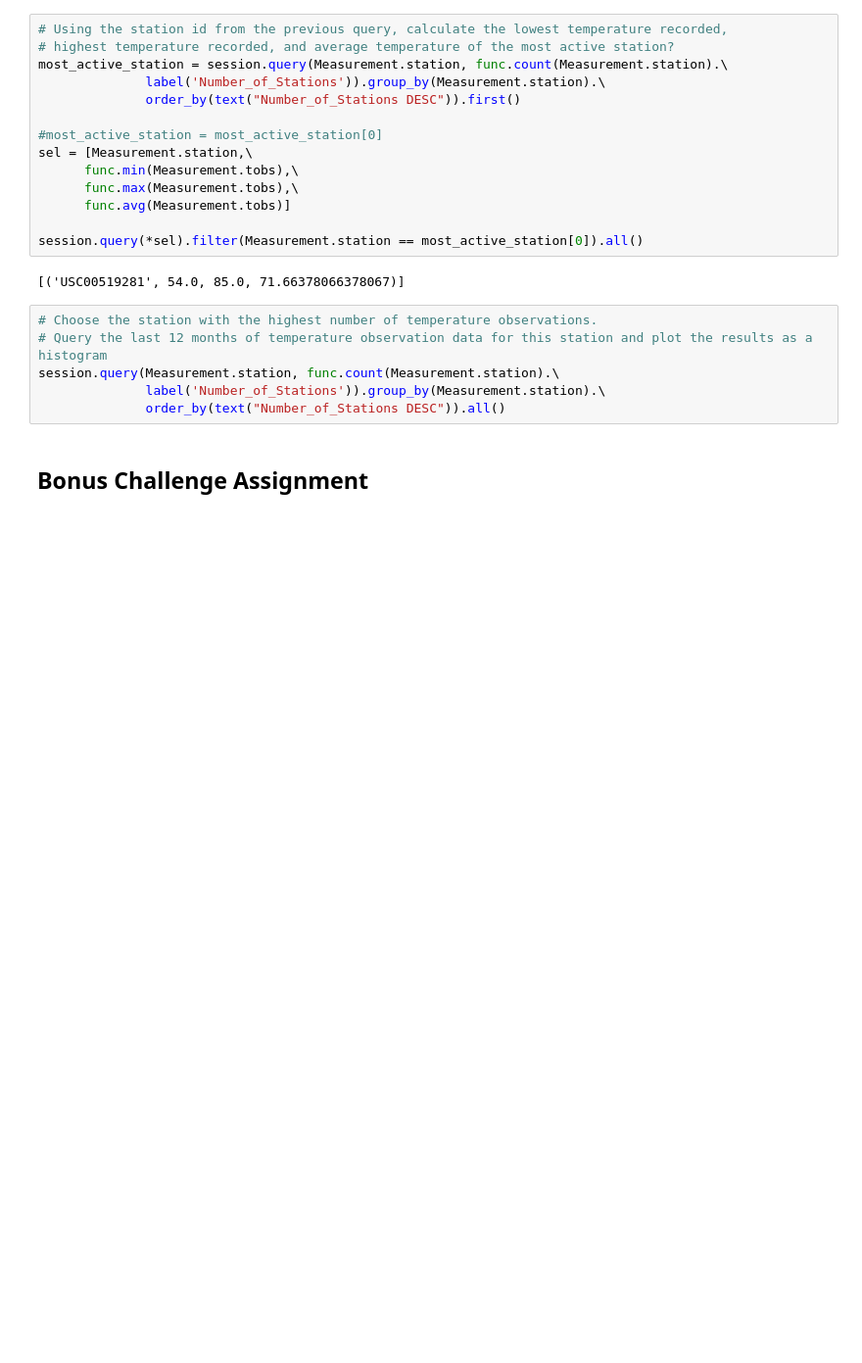
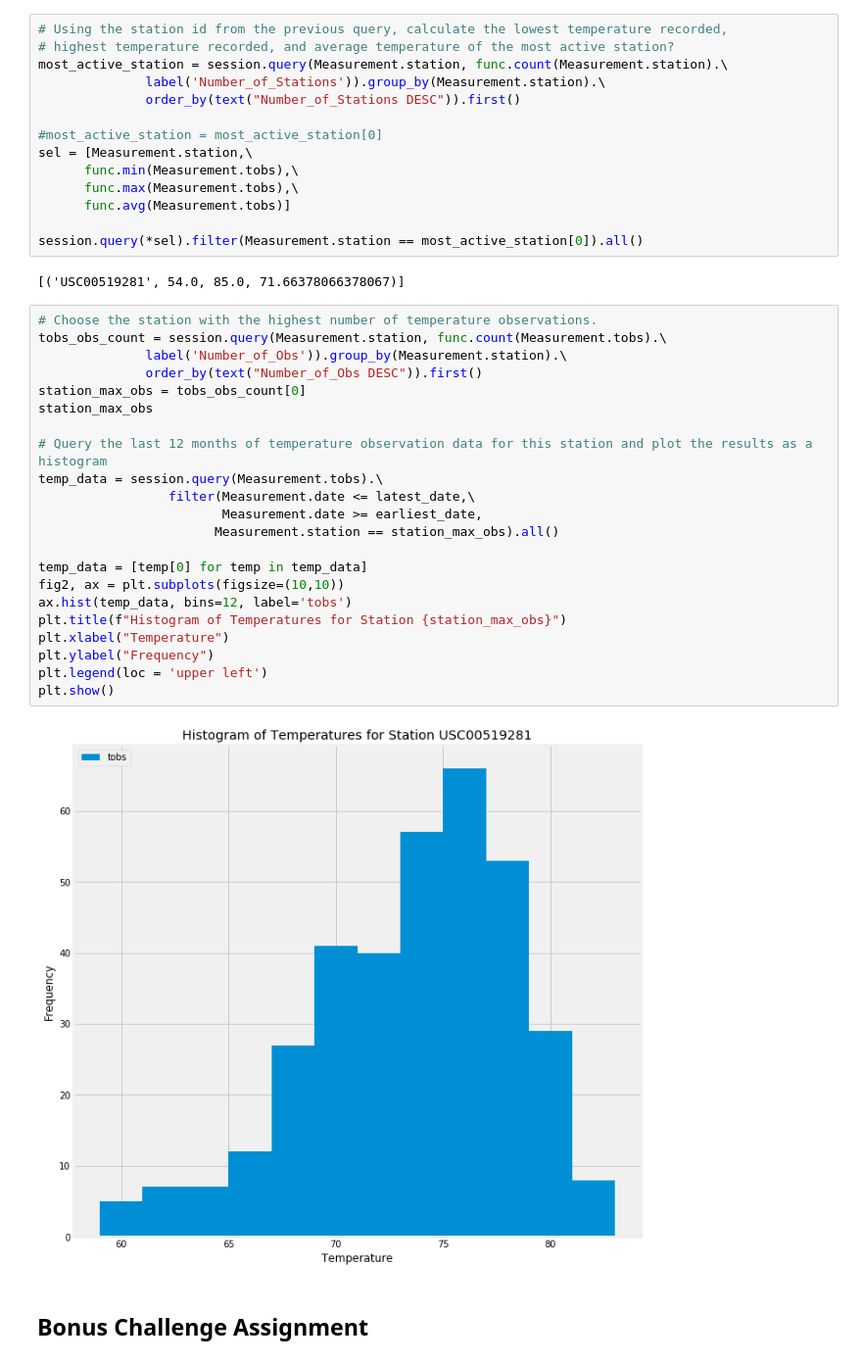
Before and after one commit to etumi/sqlalchemy-challenge, a Jupyter notebook: climate_starter.ipynb, the cells around one changed output. Shown: that part at 98% size. Drawn from its saved outputs; the diff is of its cells as text; blank space fills up the shorter version.

```diff
--- a/climate_starter.ipynb
+++ b/climate_starter.ipynb
@@ -120,10 +125,28 @@ session.query(*sel).filter(Measurement.station == most_active_station[0]).all()
 [('USC00519281', 54.0, 85.0, 71.66378066378067)]
 # %%
 # Choose the station with the highest number of temperature observations.
+tobs_obs_count = session.query(Measurement.station, func.count(Measurement.tobs).\
+              label('Number_of_Obs')).group_by(Measurement.station).\
+              order_by(text("Number_of_Obs DESC")).first()
+station_max_obs = tobs_obs_count[0]
+station_max_obs
+
 # Query the last 12 months of temperature observation data for this station and plot the results as a histogram
-session.query(Measurement.station, func.count(Measurement.station).\
-              label('Number_of_Stations')).group_by(Measurement.station).\
-              order_by(text("Number_of_Stations DESC")).all()
+temp_data = session.query(Measurement.tobs).\
+                 filter(Measurement.date <= latest_date,\
+                        Measurement.date >= earliest_date,
+                       Measurement.station == station_max_obs).all()
+
+temp_data = [temp[0] for temp in temp_data]
+fig2, ax = plt.subplots(figsize=(10,10))
+ax.hist(temp_data, bins=12, label='tobs')
+plt.title(f"Histogram of Temperatures for Station {station_max_obs}")
+plt.xlabel("Temperature")
+plt.ylabel("Frequency")
+plt.legend(loc = 'upper left')
+plt.show()
+# %% [output]
+[figure, added]
 # %% [markdown]
 ## Bonus Challenge Assignment
 # %%
```
Also changed, not shown: parts of 4 cells of this notebook.
